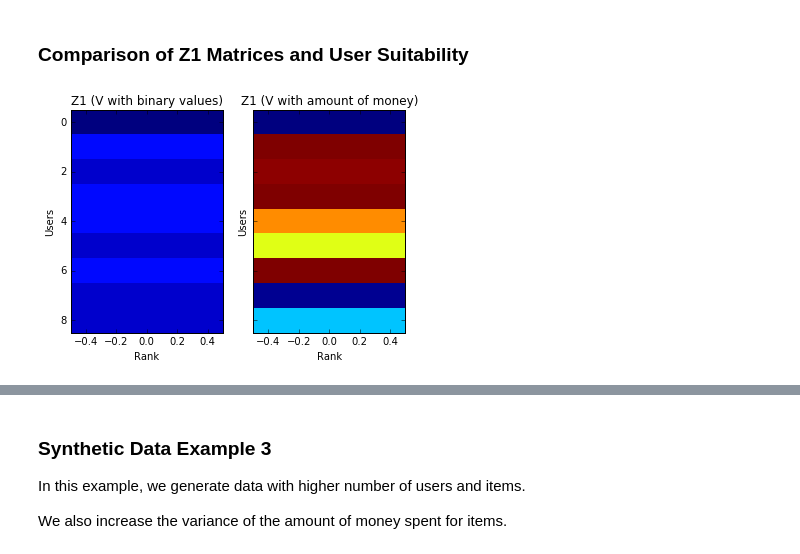
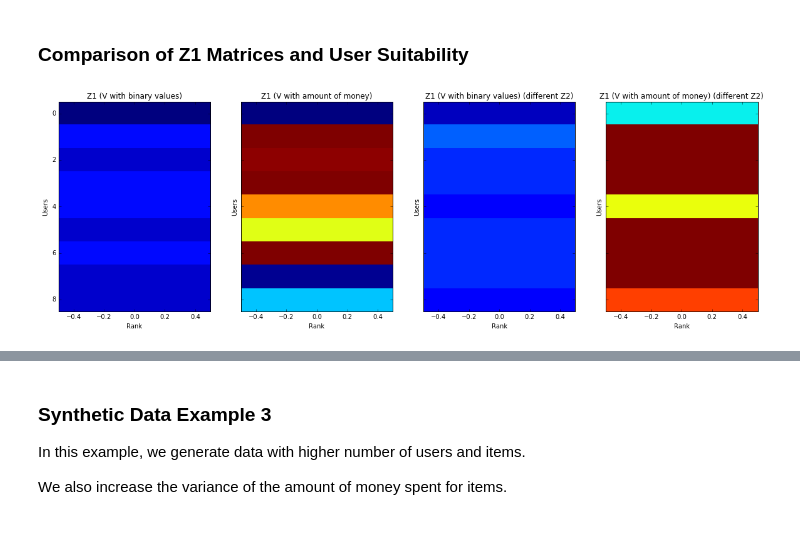
Before and after one commit to koptagel/temporary, a Jupyter notebook: NMF.ipynb, the cells around one changed output, grey strips where cells are left out. Drawn from its saved outputs; the diff is of its cells as text; code cells hidden in the pictures.

```diff
--- a/NMF.ipynb
+++ b/NMF.ipynb
@@ -209,0 +274,20 @@ Z1
+# %%
+np.random.seed(123)
+
+s1 = 9
+s2 = 6
+rank = 1
+
+V = np.random.randint(2, size=(s1, s2))
+
+Z2 = np.random.randint(2, size=(rank, s2))
+Z2 = Z2 + 0.1 * np.ones((rank,s2))
+
+V = V * 15 * np.random.rand(s1,s2)
+
+print("Z2")
+print(Z2)
+
+maxIter = 3
+VHat, errors, Z2, Z1 = nmf(V,Z2, maxIter, rank)
+ex4Z1 = Z1
@@ -210,28 +342,80 @@ Z1
 # %% [markdown]
 ### Comparison of Z1 Matrices and User Suitability
 # %%
-f, (ax1, ax2) = plt.subplots(1, 2, sharey=True)
+f, (ax1, ax2, ax3, ax4) = plt.subplots(1, 4, sharey=True,figsize=(20,6))
 ax1.imshow(ex1Z1, aspect='auto', interpolation='nearest', vmin=0, vmax=5)
 ax1.set_title('Z1 (V with binary values)')
 ax1.set_ylabel('Users')
 ax1.set_xlabel('Rank')
 ax2.imshow(ex2Z1, aspect='auto', interpolation='nearest', vmin=0, vmax=5)
 ax2.set_title('Z1 (V with amount of money)')
 ax2.set_ylabel('Users')
 ax2.set_xlabel('Rank')
+ax3.imshow(ex3Z1, aspect='auto', interpolation='nearest', vmin=0, vmax=5)
+ax3.set_title('Z1 (V with binary values) (different Z2)')
+ax3.set_ylabel('Users')
+ax3.set_xlabel('Rank')
+ax4.imshow(ex4Z1, aspect='auto', interpolation='nearest', vmin=0, vmax=5)
+ax4.set_title('Z1 (V with amount of money) (different Z2)')
+ax4.set_ylabel('Users')
+ax4.set_xlabel('Rank')
 plt.show()
 
 print("Users ordered by their suitability to given profile.")
 
 indices = np.argsort(ex1Z1,axis=0)[::-1].flatten()
 print("When V contains binary values, user ordering:")
 print(indices)
+print(np.sum(ex1Z1))
+print(np.mean(ex1Z1))
+
+tempZ1 = ex1Z1 + np.ones((s1,rank))
+sortedZ1 = np.sort(tempZ1,axis=0)[::-1].flatten()
+
+percentage = sortedZ1 * 100  / np.max(tempZ1)
+print("Percentage")
+print(percentage)
 
 indices = np.argsort(ex2Z1,axis=0)[::-1].flatten()
 print("When V is the amount of money, user ordering:")
 print(indices)
+print(np.sum(ex2Z1))
+print(np.mean(ex2Z1))
+
+tempZ1 = ex2Z1 + np.ones((s1,rank))
+sortedZ1 = np.sort(tempZ1,axis=0)[::-1].flatten()
+
+percentage = sortedZ1 * 100 / np.max(tempZ1)
+print("Percentage")
+print(percentage)
+
+indices = np.argsort(ex3Z1,axis=0)[::-1].flatten()
+print("When V contains binary values, different Z2, user ordering:")
+print(indices)
+print(np.sum(ex3Z1))
+print(np.mean(ex3Z1))
+
+tempZ1 = ex3Z1 + np.ones((s1,rank))
+sortedZ1 = np.sort(tempZ1,axis=0)[::-1].flatten()
+
+percentage = sortedZ1 * 100  / np.max(tempZ1)
+print("Percentage")
+print(percentage)
+
+indices = np.argsort(ex4Z1,axis=0)[::-1].flatten()
+print("When V is the amount of money, different Z2, user ordering:")
+print(indices)
+print(np.sum(ex4Z1))
+print(np.mean(ex4Z1))
+
+tempZ1 = ex4Z1 + np.ones((s1,rank))
+sortedZ1 = np.sort(tempZ1,axis=0)[::-1].flatten()
+
+percentage = sortedZ1 * 100  / np.max(tempZ1)
+print("Percentage")
+print(percentage)
 # %% [output]
-[figure, old version]
+[figure, new version]
 Users ordered by their suitability to given profile.
 When V contains binary values, user ordering:
 [6 4 3 1 8 7 5 2 0]
```
Also changed, not shown: parts of 12 cells of this notebook, 3 other files.
